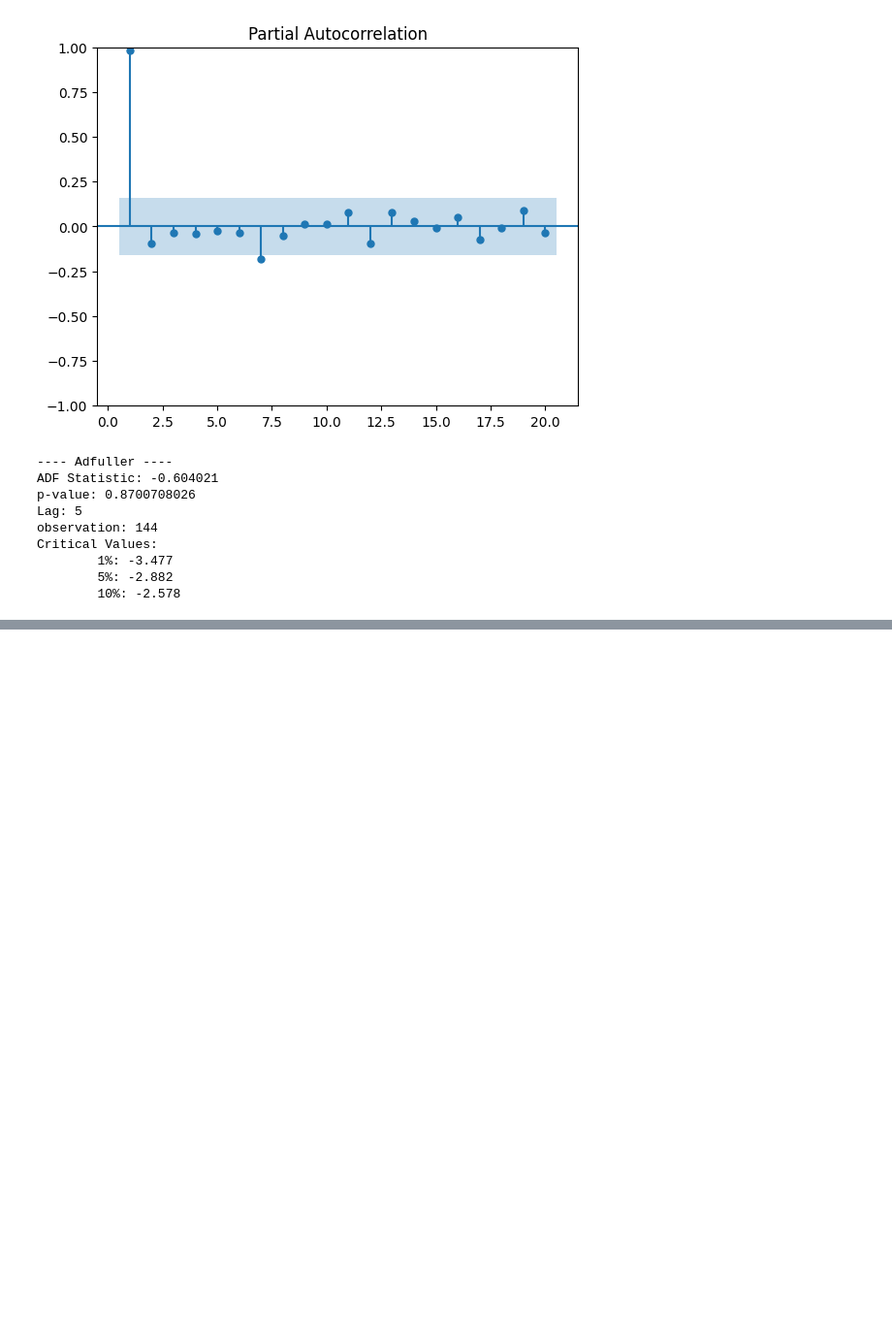
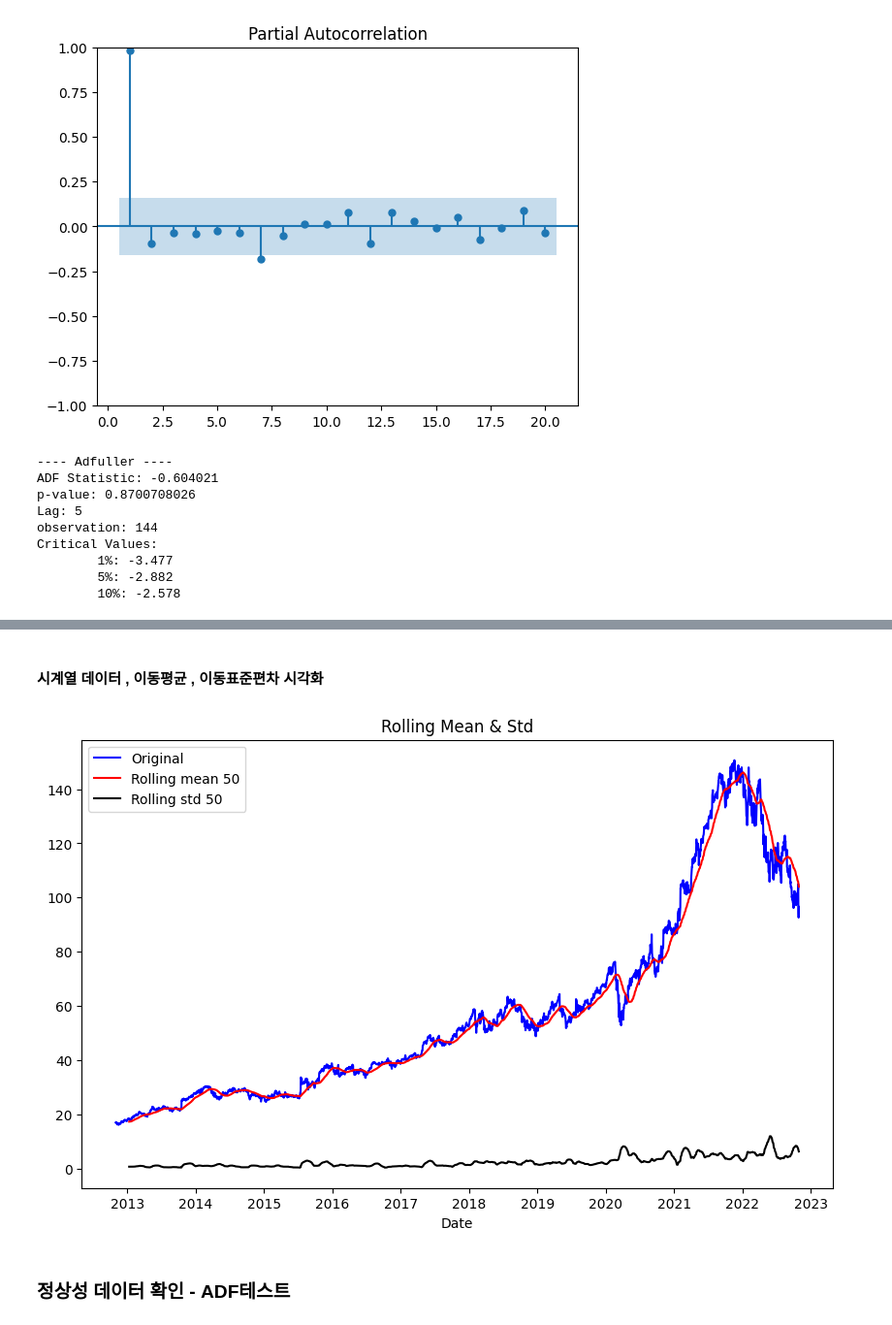
Before and after one commit to MaGeonHu/ML_study, a Jupyter notebook: 시계열예측.ipynb, the cells around one changed output, grey strips where cells are left out. Shown at 97% size. Cells and saved outputs as stored; diff of their text form; code cells hidden in the pictures; blank space fills up the shorter version.

```diff
--- a/시계열예측.ipynb
+++ b/시계열예측.ipynb
@@ -44,3 +44,12 @@ Critical Values:
         1%: -3.477
         5%: -2.882
         10%: -2.578
+# %%
+import FinanceDataReader as fdr
+import datetime
+import pandas as pd
+import numpy as np
+import matplotlib.pyplot as plt
+
+df = fdr.DataReader('GOOG' , start='2012-10-31' ,end='2022-10-31')
+df.tail(3)
@@ -46,0 +62,21 @@ Critical Values:
+# %% [markdown]
+#### 시계열 데이터 , 이동평균 , 이동표준편차 시각화
+# %%
+def plot_rolling(data , interval):
+    rolmean = data.rolling(interval).mean()
+    rolstd = data.rolling(interval).std()
+
+    plt.figure(figsize=(10, 6))
+    plt.xlabel('Date')
+    plt.plot(data , color='blue', label='Original')
+    plt.plot(rolmean , color='red', label=f'Rolling mean {interval}')
+    plt.plot(rolstd , color='black', label=f'Rolling std {interval}')
+    plt.legend(loc='best')
+    plt.title('Rolling Mean & Std')
+    plt.show()
+# %%
+plot_rolling(df['Adj Close'],50)
+# %% [output]
+[figure, added]
+# %% [markdown]
+### 정상성 데이터 확인 - ADF테스트
```
Also changed, not shown: parts of 26 cells of this notebook, 2 other files.
